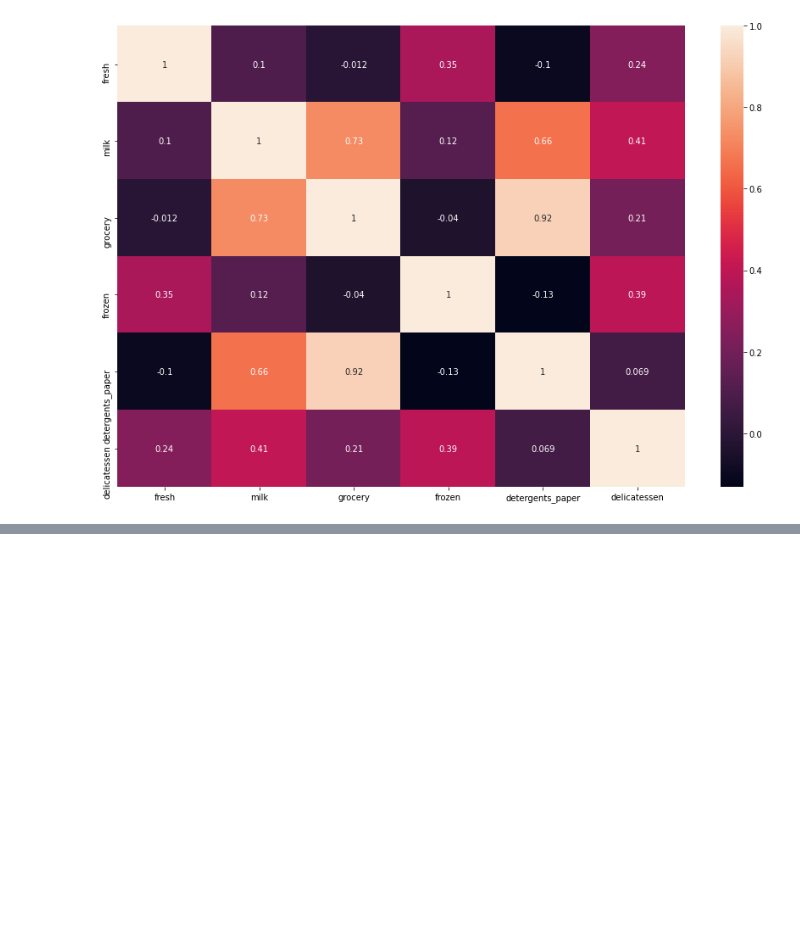
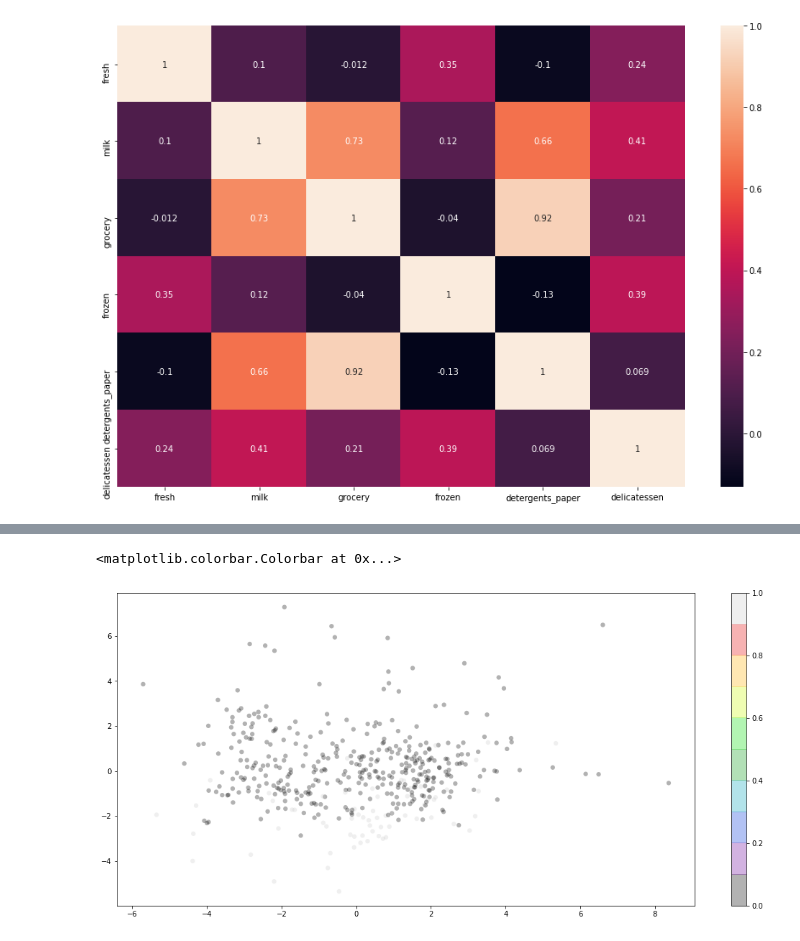
Before and after one commit to aabitokh/home_repo, a Jupyter notebook: ML/unsupervised learning/сегментация клиентов .ipynb, the cells around one changed output, grey strips where cells are left out. Drawn from its saved outputs; the diff is of its cells as text; code cells hidden in the pictures; blank space fills up the shorter version.

```diff
--- a/ML/unsupervised learning/сегментация клиентов .ipynb
+++ b/ML/unsupervised learning/сегментация клиентов .ipynb
@@ -203,0 +266,3 @@ sns.heatmap(data.iloc[:, ~data.columns.isin(['channel', 'region'])].corr(), anno
+# %%
+pca = PCA(n_components = 2, random_state=0)
+pca_data = pca.fit_transform(np.log(data[features]))
@@ -203,0 +289,9 @@ sns.heatmap(data.iloc[:, ~data.columns.isin(['channel', 'region'])].corr(), anno
+# %%
+plt.figure(figsize=(18,8))
+plt.scatter(pca_data[:, 0], pca_data[:, 1],
+            edgecolor='none', alpha=0.3, s=40, c = kmeans.labels_,
+            cmap=plt.cm.get_cmap('nipy_spectral', 10))
+plt.colorbar()
+# %% [output]
+<matplotlib.colorbar.Colorbar at 0x...>
+[figure, added]
```
Also changed, not shown: parts of 28 cells of this notebook, 19 other files.
